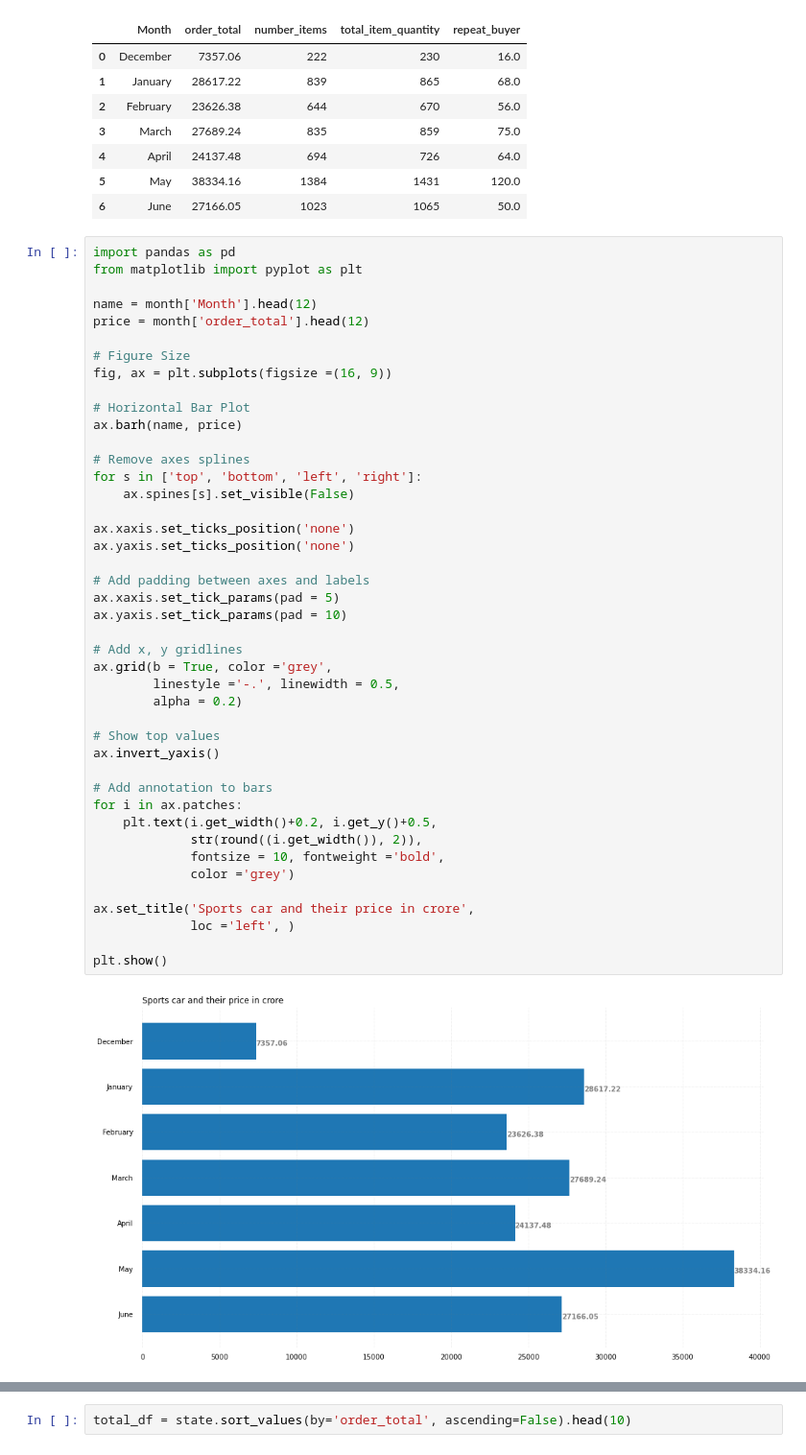
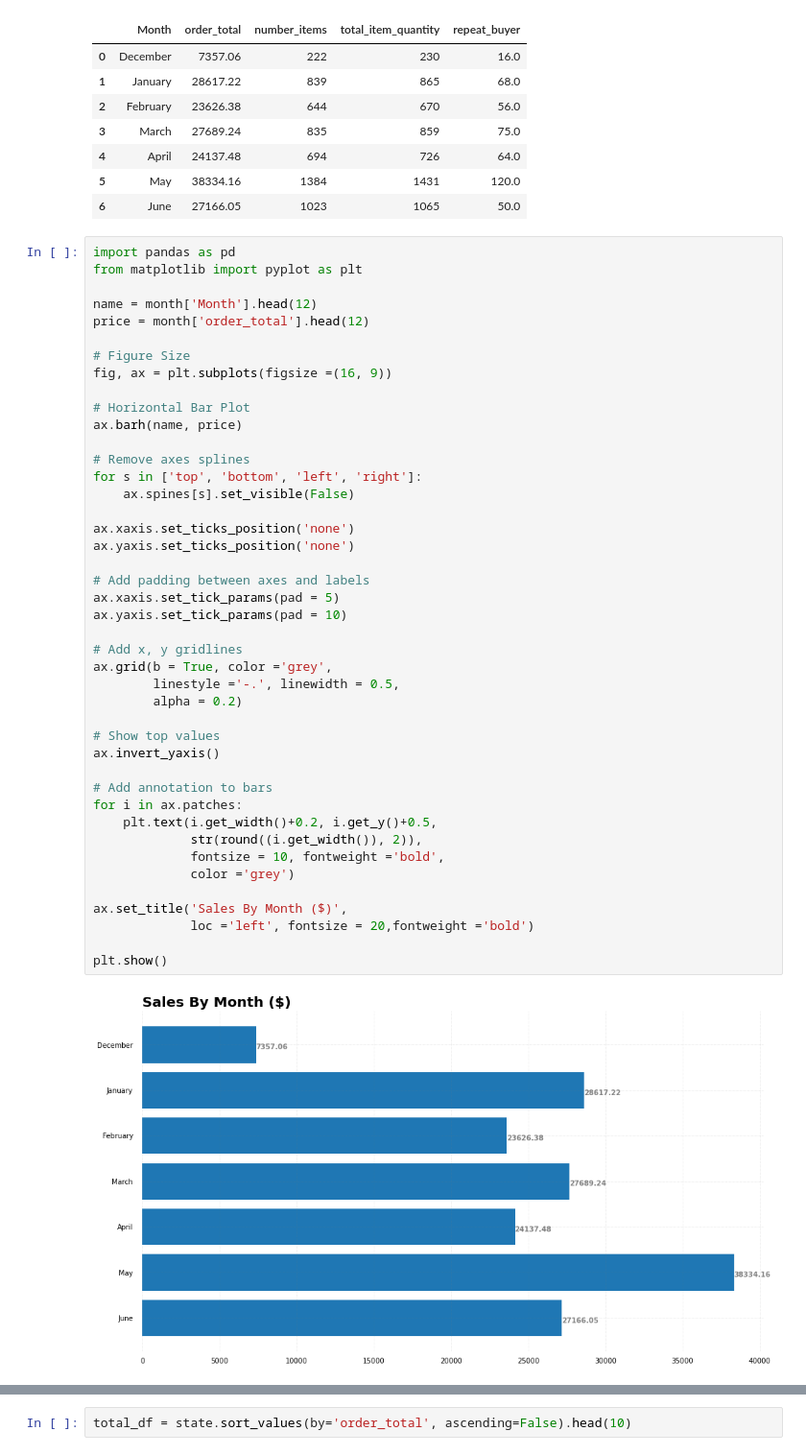
Before and after one commit to rstrong341/Bamboo_Advertising_Report, a Jupyter notebook: Orders_Viz.ipynb, the cells around one changed output, grey strips where cells are left out. Shown at 96% size. Drawn from its saved outputs; the diff is of its cells as text.

```diff
--- a/Orders_Viz.ipynb
+++ b/Orders_Viz.ipynb
@@ -105,33 +108,33 @@ ax.barh(name, price)
 
 # Remove axes splines
 for s in ['top', 'bottom', 'left', 'right']:
     ax.spines[s].set_visible(False)
 
 ax.xaxis.set_ticks_position('none')
 ax.yaxis.set_ticks_position('none')
 
 # Add padding between axes and labels
 ax.xaxis.set_tick_params(pad = 5)
 ax.yaxis.set_tick_params(pad = 10)
 
 # Add x, y gridlines
 ax.grid(b = True, color ='grey',
         linestyle ='-.', linewidth = 0.5,
         alpha = 0.2)
 
 # Show top values
 ax.invert_yaxis()
 
 # Add annotation to bars
 for i in ax.patches:
     plt.text(i.get_width()+0.2, i.get_y()+0.5,
              str(round((i.get_width()), 2)),
              fontsize = 10, fontweight ='bold',
              color ='grey')
 
-ax.set_title('Sports car and their price in crore',
-             loc ='left', )
+ax.set_title('Sales By Month ($)',
+             loc ='left', fontsize = 20,fontweight ='bold')
 
 plt.show()
 # %% [output]
-[figure, old version]
+[figure, new version]
```
Also changed, not shown: parts of 5 cells of this notebook, 5 other files.
